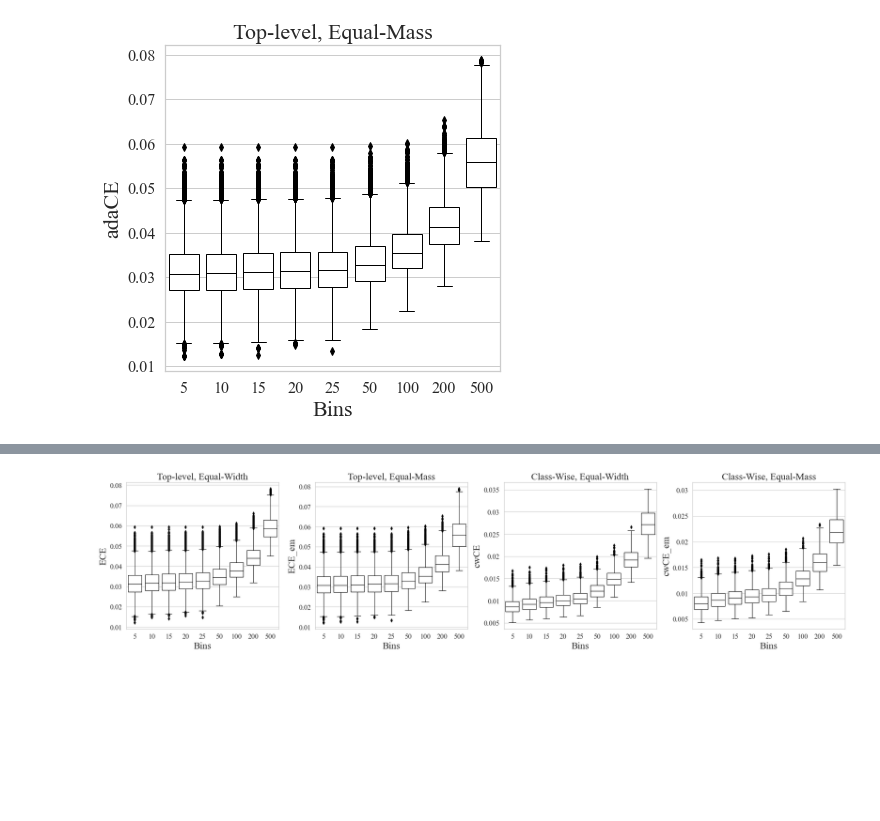
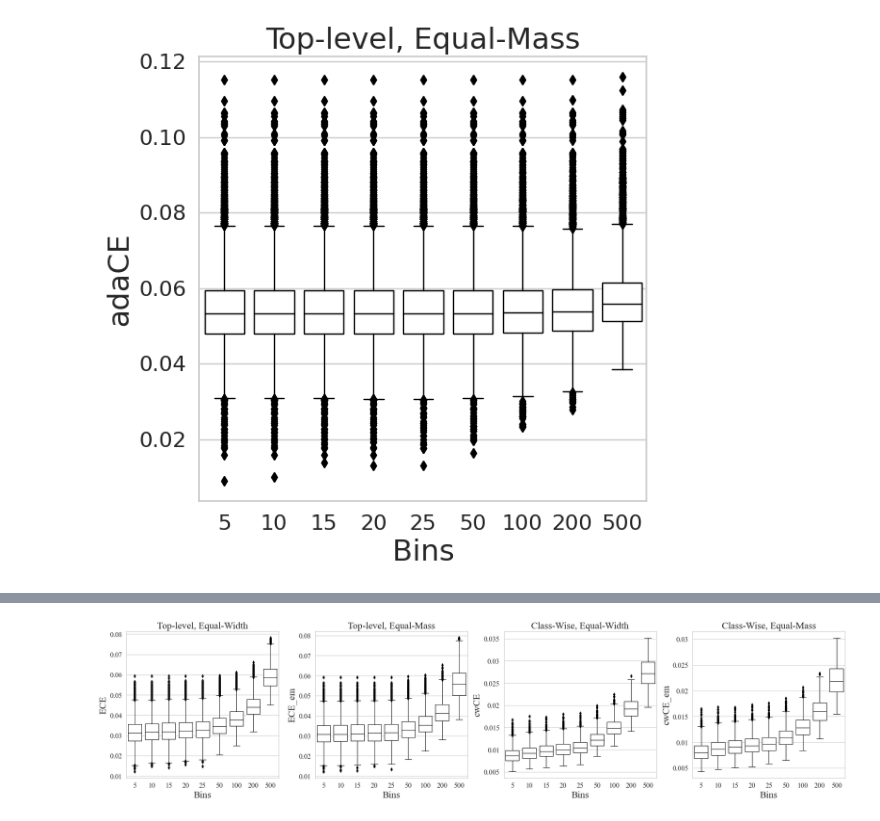
Before and after one commit to johnnyzyn/project_calibration, a Jupyter notebook: graphing.ipynb, the cells around one changed output, grey strips where cells are left out. Saved outputs shown, nothing was run; the diff lists cells and outputs as text; code cells hidden in the pictures; blank space fills up the shorter version.

Commit message:
Kendall Graphing update

```diff
--- a/graphing.ipynb
+++ b/graphing.ipynb
@@ -35,16 +121,16 @@ ece_df = pd.DataFrame(columns=['5_bins', '10_bins', '15_bins', '20_bins', '25_bi
 
 # Iterate through the original DataFrame and extract the relevant information
 for index, row in df.iterrows():
-    info_data = eval(row['info'])
     ece_data = eval(row['ece'])
 
     bins_data = {}
     for item in ece_data:
         bins_data[f"{item['n_bins']}_bins"] = item['result']
 
-    bins_data['test-accuracy'] = info_data['test-accuracy']
+    bins_data['test-accuracy'] = row['info']*100
 
     # Append the extracted data to the new DataFrame
-    ece_df = ece_df.append(bins_data, ignore_index=True)
+    data_to_append = pd.DataFrame([bins_data])
+    ece_df = pd.concat([ece_df, data_to_append], ignore_index=True)
 
 plot_df = ece_df.loc[ece_df['test-accuracy']>= 75]
@@ -50,0 +173,24 @@ plot_df = ece_df.loc[ece_df['test-accuracy']>= 75]
+# %%
+df_post = pd.read_csv('cifar10_post.csv')
+
+import pandas as pd
+
+# Assuming `df` is your original DataFrame and 'ece' column contains list of dictionaries
+# Create an empty DataFrame with desired columns
+ecepost_df = pd.DataFrame(columns=['5_bins', '10_bins', '15_bins', '20_bins', '25_bins', '50_bins', '100_bins', '200_bins', '500_bins','test-accuracy'])
+
+# Iterate through the original DataFrame and extract the relevant information
+for index, row in df_post.iterrows():
+    ecepost_data = eval(row['ece'])
+
+    bins_data = {}
+    for item in ecepost_data:
+        bins_data[f"{item['n_bins']}_bins"] = item['result']
+
+    bins_data['test-accuracy'] = row['info']*100
+
+    # Append the extracted data to the new DataFrame
+    data_to_append = pd.DataFrame([bins_data])
+    ecepost_df = pd.concat([ece_df, data_to_append], ignore_index=True)
+
+plotpost_df = ecepost_df.loc[ecepost_df['test-accuracy']>= 75]
@@ -56,8 +239,6 @@ plot_df = ece_df.loc[ece_df['test-accuracy']>= 75]
 sns.set(style="whitegrid")
 
 plt.figure(figsize=(6, 6))
-plt.rcParams['font.family'] = 'serif'
-plt.rcParams['font.serif'] = 'Times New Roman'
 
 # Create a box plot for the ece_df DataFrame
 sns.boxplot(data=plot_df.iloc[:, :-1],
@@ -80,7 +261,7 @@ plt.yticks(fontsize=tick_label_font_size)
 
 
 
-plt.savefig("fig/cifar10_toplevel_ew_ce.pdf", dpi=300, format='pdf', bbox_inches='tight')
+# plt.savefig("fig/cifar10_toplevel_ew_ce.pdf", dpi=300, format='pdf', bbox_inches='tight')
 
 # Show the plot
 plt.show()
@@ -95,54 +276,53 @@ eceem_df = pd.DataFrame(columns=['5_bins', '10_bins', '15_bins', '20_bins', '25_
 
 # Iterate through the original DataFrame and extract the relevant information
 for index, row in df.iterrows():
-    info_data = eval(row['info'])
     ece_data = eval(row['ECE_em'])
 
     bins_data = {}
     for item in ece_data:
         bins_data[f"{item['num_bins']}_bins"] = item['result']
 
-    bins_data['test-accuracy'] = info_data['test-accuracy']
+    bins_data['test-accuracy'] = row['info']*100
 
     # Append the extracted data to the new DataFrame
-    eceem_df = eceem_df.append(bins_data, ignore_index=True)
+
+    data_to_append = pd.DataFrame([bins_data])
+    eceem_df = pd.concat([eceem_df, data_to_append], ignore_index=True)
 
 plot_df = eceem_df.loc[eceem_df['test-accuracy']>= 75]
 
 import seaborn as sns
 import matplotlib.pyplot as plt
 
 # Assuming ece_df is the DataFrame with columns '5_bins', '10_bins', '15_bins', etc.
 sns.set(style="whitegrid")
 
 plt.figure(figsize=(6, 6))
-plt.rcParams['font.family'] = 'serif'
-plt.rcParams['font.serif'] = 'Times New Roman'
 # Set font sizes
 
 # Create a box plot for the ece_df DataFrame
 sns.boxplot(data=plot_df.iloc[:, :-1],
             boxprops=dict(facecolor='white', edgecolor='black', linewidth=1),
             capprops=dict(color='black', linewidth=1),
             whiskerprops=dict(color='black', linewidth=1),
             medianprops=dict(color='black', linewidth=1),
             flierprops=dict(markeredgecolor='black', markerfacecolor='black', markersize=5))
 
 # Set plot title and axis labels
 plt.title("Top-level, Equal-Mass", fontsize=title_font_size)
 plt.xlabel("Bins", fontsize=axis_label_font_size)
 plt.ylabel("adaCE", fontsize=axis_label_font_size)
 
 # Modify the x-axis tick labels
 bin_numbers = [col.split('_')[0] for col in plot_df.columns[:-1]]
 plt.xticks(range(len(bin_numbers)), bin_numbers,fontsize=tick_label_font_size)
 plt.yticks(fontsize=tick_label_font_size)
 
-plt.savefig("fig/cifar10_toplevel_em_ce.pdf", dpi=300, format='pdf', bbox_inches='tight')
+# plt.savefig("fig/cifar10_toplevel_em_ce.pdf", dpi=300, format='pdf', bbox_inches='tight')
 # Show the plot
 plt.show()
 # %% [output]
-[figure, old version]
+[figure, new version]
 # %%
 import pandas as pd
 
```
Also changed, not shown: parts of 12 cells of this notebook, 11 other files.
